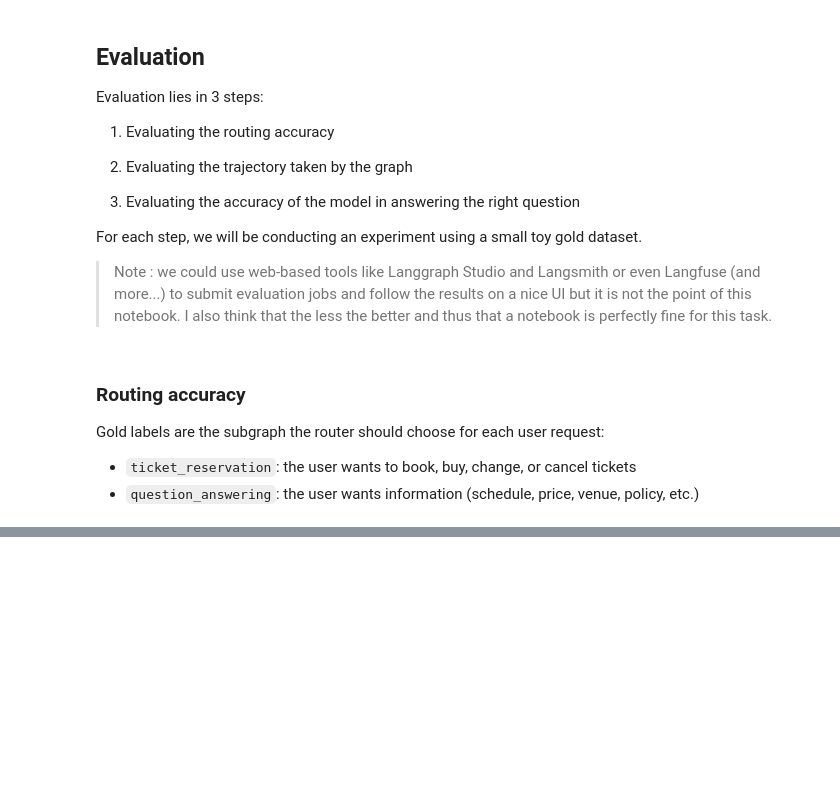
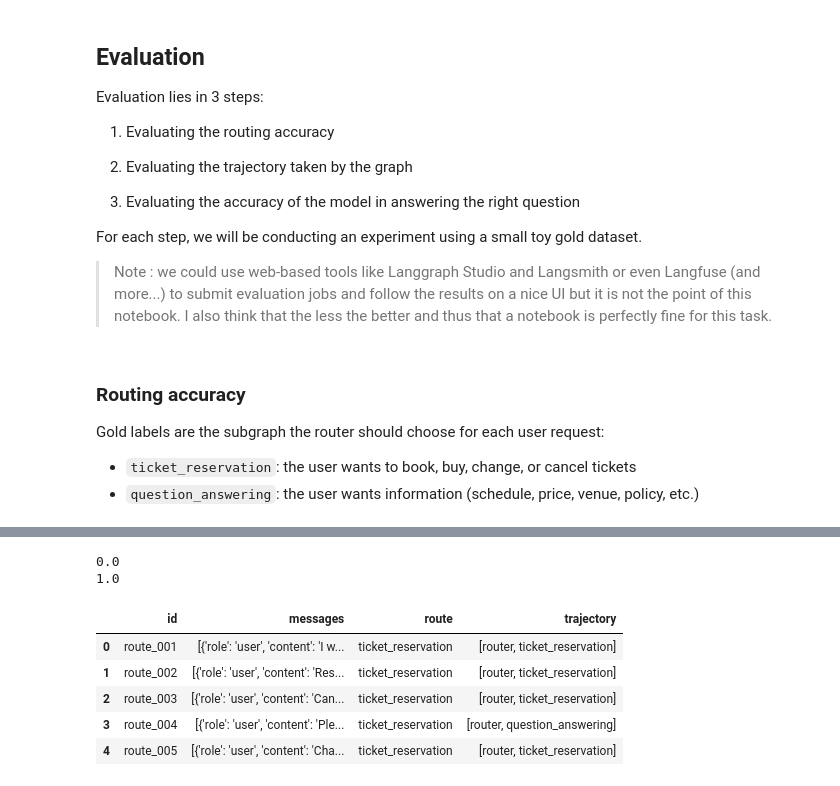
Before and after one commit to MHaurel/evaluating-agents, a Jupyter notebook: evaluation.ipynb, the cells around one changed output, grey strips where cells are left out. Saved outputs shown, nothing was run; the diff lists cells and outputs as text; code cells hidden in the pictures; blank space fills up the shorter version.

```diff
--- a/evaluation.ipynb
+++ b/evaluation.ipynb
@@ -223,0 +326,19 @@ trajectory_dataset = [
+# %%
+# scoring function for this routing evaluation
+def routing_f(y_true, y_pred) -> float:
+    """
+    The function that scores the results for the routing task.
+
+    y_true: the gold route
+    y_pred: the predicated route
+
+    returns: a float, being 1 if the route is accurate, 0 else.
+    """
+    return float(y_true == y_pred)
+
+# testing the function
+print(routing_f(y_true="question_answering", y_pred="ticket_reservation")) # 0.0
+print(routing_f(y_true="question_answering", y_pred="question_answering")) # 1.0
+# %% [output]
+0.0
+1.0
@@ -223,0 +357,10 @@ trajectory_dataset = [
+# %%
+df_routing = pd.DataFrame(routing_results)
+df_routing.head()
+# %% [output]
+|  | id | messages | route | trajectory |
+| 0 | route_001 | [{'role': 'user', 'content': 'I w... | ticket_reservation | [router, ticket_reservation] |
+| 1 | route_002 | [{'role': 'user', 'content': 'Res... | ticket_reservation | [router, ticket_reservation] |
+| 2 | route_003 | [{'role': 'user', 'content': 'Can... | ticket_reservation | [router, ticket_reservation] |
+| 3 | route_004 | [{'role': 'user', 'content': 'Ple... | ticket_reservation | [router, question_answering] |
+| 4 | route_005 | [{'role': 'user', 'content': 'Cha... | ticket_reservation | [router, ticket_reservation] |
```
Also changed, not shown: parts of 25 cells of this notebook, 3 other files.
